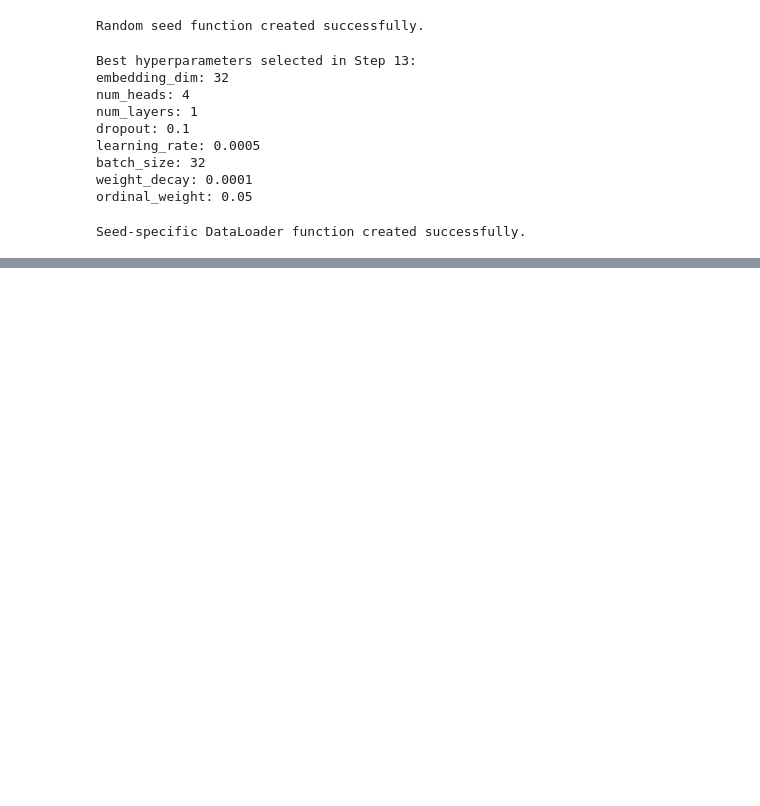
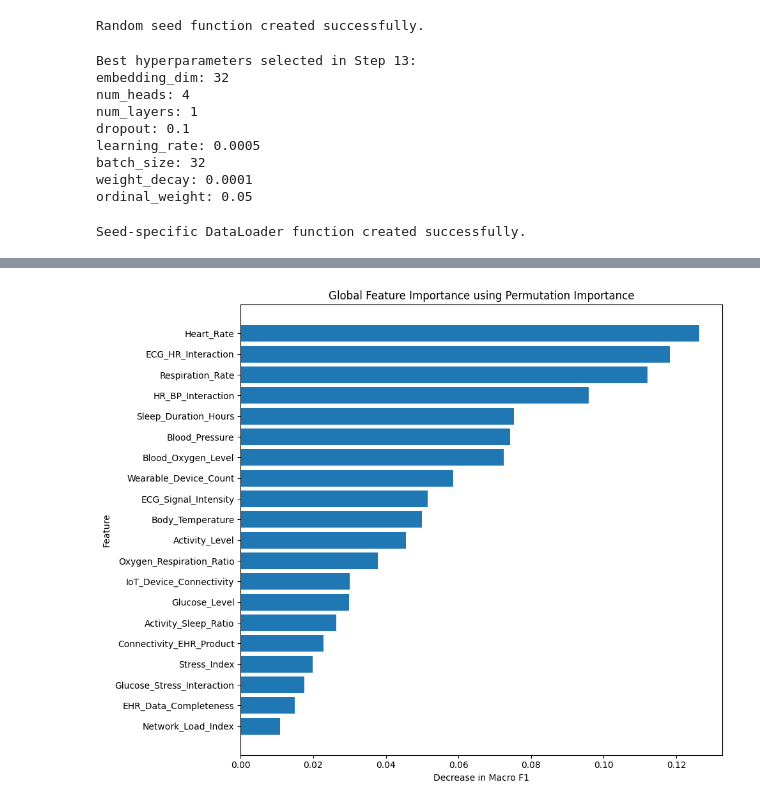
Before and after one commit to Sia0412/Flask-Mega, a Jupyter notebook: IOT_ecosystem.ipynb, the cells around one changed output, grey strips where cells are left out. Cells and saved outputs as stored; diff of their text form; code cells hidden in the pictures; blank space fills up the shorter version.

```diff
--- a/IOT_ecosystem.ipynb
+++ b/IOT_ecosystem.ipynb
@@ -6580,0 +9056,59 @@ Seed-specific DataLoader function created successfully.
+# %%
+#@title Plot Global Feature Importance
+top_features = (
+
+    permutation_df
+
+    .head(20)
+
+    .sort_values(
+
+        "Permutation_Importance"
+
+    )
+
+)
+
+
+plt.figure(
+
+    figsize=(10, 8)
+
+)
+
+
+plt.barh(
+
+    top_features["Feature"],
+
+    top_features["Permutation_Importance"]
+
+)
+
+
+plt.xlabel(
+
+    "Decrease in Macro F1"
+
+)
+
+
+plt.ylabel(
+
+    "Feature"
+
+)
+
+
+plt.title(
+
+    "Global Feature Importance using Permutation Importance"
+
+)
+
+
+plt.tight_layout()
+
+plt.show()
+# %% [output]
+[figure, added]
```
Also changed, not shown: parts of 57 cells of this notebook.
